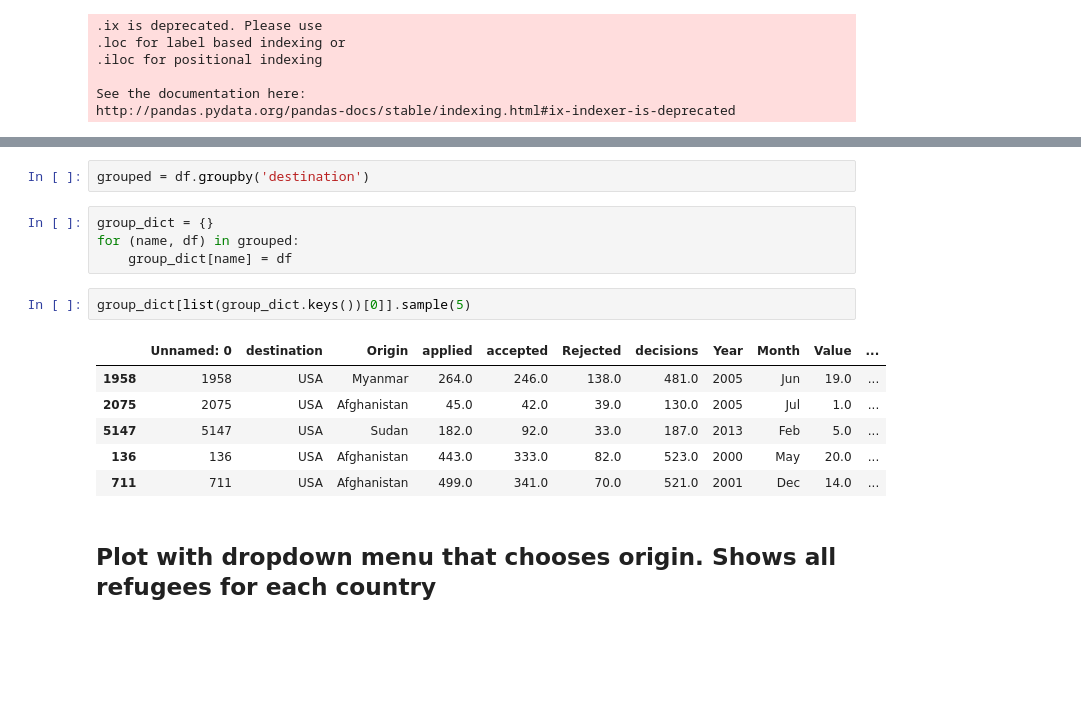
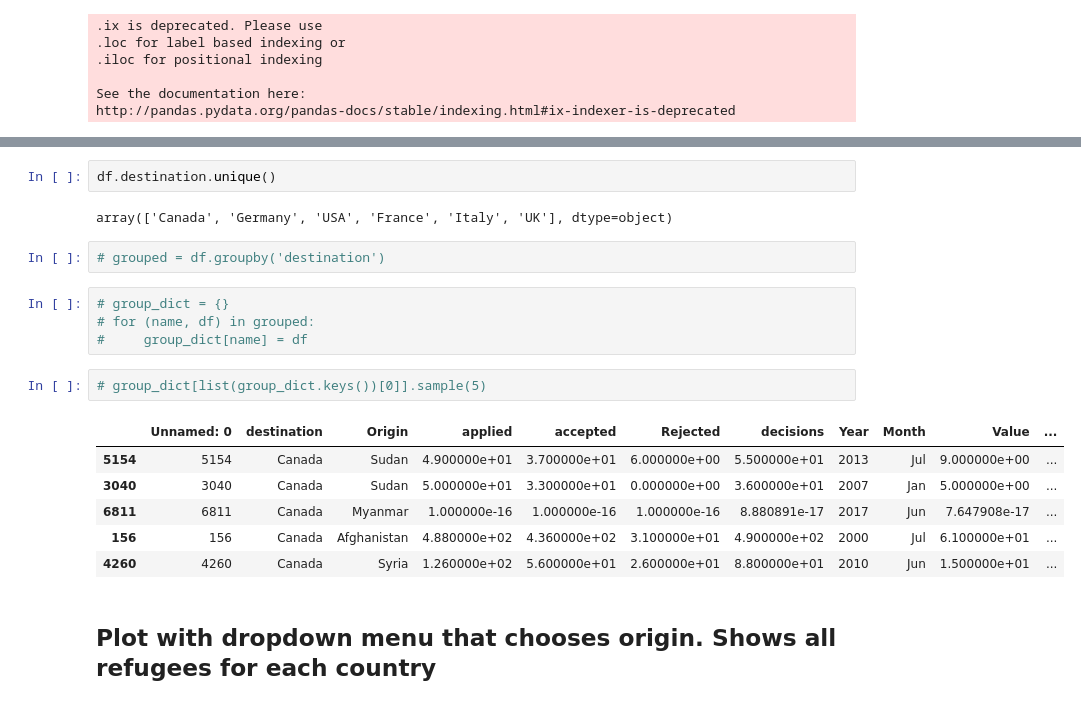
Before and after one commit to j-p-terry/MovementMatters, a Jupyter notebook: totals.ipynb, the cells around one changed output, grey strips where cells are left out. Cells and saved outputs as stored; diff of their text form; blank space fills up the shorter version.

Commit message:
plotly interactive plots. Dropdown for destination, routes updated again 2

```diff
--- a/totals.ipynb
+++ b/totals.ipynb
@@ -140,18 +118,22 @@ list(df)
+# %%
+df.destination.unique()
+# %% [output]
+array(['Canada', 'Germany', 'USA', 'France', 'Italy', 'UK'], dtype=object)
 # %%
-grouped = df.groupby('destination')
+# grouped = df.groupby('destination')
 # %%
-group_dict = {}
-for (name, df) in grouped:
-    group_dict[name] = df
+# group_dict = {}
+# for (name, df) in grouped:
+#     group_dict[name] = df
 # %%
-group_dict[list(group_dict.keys())[0]].sample(5)
+# group_dict[list(group_dict.keys())[0]].sample(5)
 # %% [output]
 |  | Unnamed: 0 | destination | Origin | applied | accepted | Rejected | decisions | Year | Month | Value | ... |
-| 1958 | 1958 | USA | Myanmar | 264.0 | 246.0 | 138.0 | 481.0 | 2005 | Jun | 19.0 | ... |
-| 2075 | 2075 | USA | Afghanistan | 45.0 | 42.0 | 39.0 | 130.0 | 2005 | Jul | 1.0 | ... |
-| 5147 | 5147 | USA | Sudan | 182.0 | 92.0 | 33.0 | 187.0 | 2013 | Feb | 5.0 | ... |
-| 136 | 136 | USA | Afghanistan | 443.0 | 333.0 | 82.0 | 523.0 | 2000 | May | 20.0 | ... |
-| 711 | 711 | USA | Afghanistan | 499.0 | 341.0 | 70.0 | 521.0 | 2001 | Dec | 14.0 | ... |
+| 5154 | 5154 | Canada | Sudan | 4.900000e+01 | 3.700000e+01 | 6.000000e+00 | 5.500000e+01 | 2013 | Jul | 9.000000e+00 | ... |
+| 3040 | 3040 | Canada | Sudan | 5.000000e+01 | 3.300000e+01 | 0.000000e+00 | 3.600000e+01 | 2007 | Jan | 5.000000e+00 | ... |
+| 6811 | 6811 | Canada | Myanmar | 1.000000e-16 | 1.000000e-16 | 1.000000e-16 | 8.880891e-17 | 2017 | Jun | 7.647908e-17 | ... |
+| 156 | 156 | Canada | Afghanistan | 4.880000e+02 | 4.360000e+02 | 3.100000e+01 | 4.900000e+02 | 2000 | Jul | 6.100000e+01 | ... |
+| 4260 | 4260 | Canada | Syria | 1.260000e+02 | 5.600000e+01 | 2.600000e+01 | 8.800000e+01 | 2010 | Jun | 1.500000e+01 | ... |
 # %% [markdown]
 ## Plot with dropdown menu that chooses origin. Shows all refugees for each country
 # %%
```
Also changed, not shown: parts of 7 cells of this notebook.
